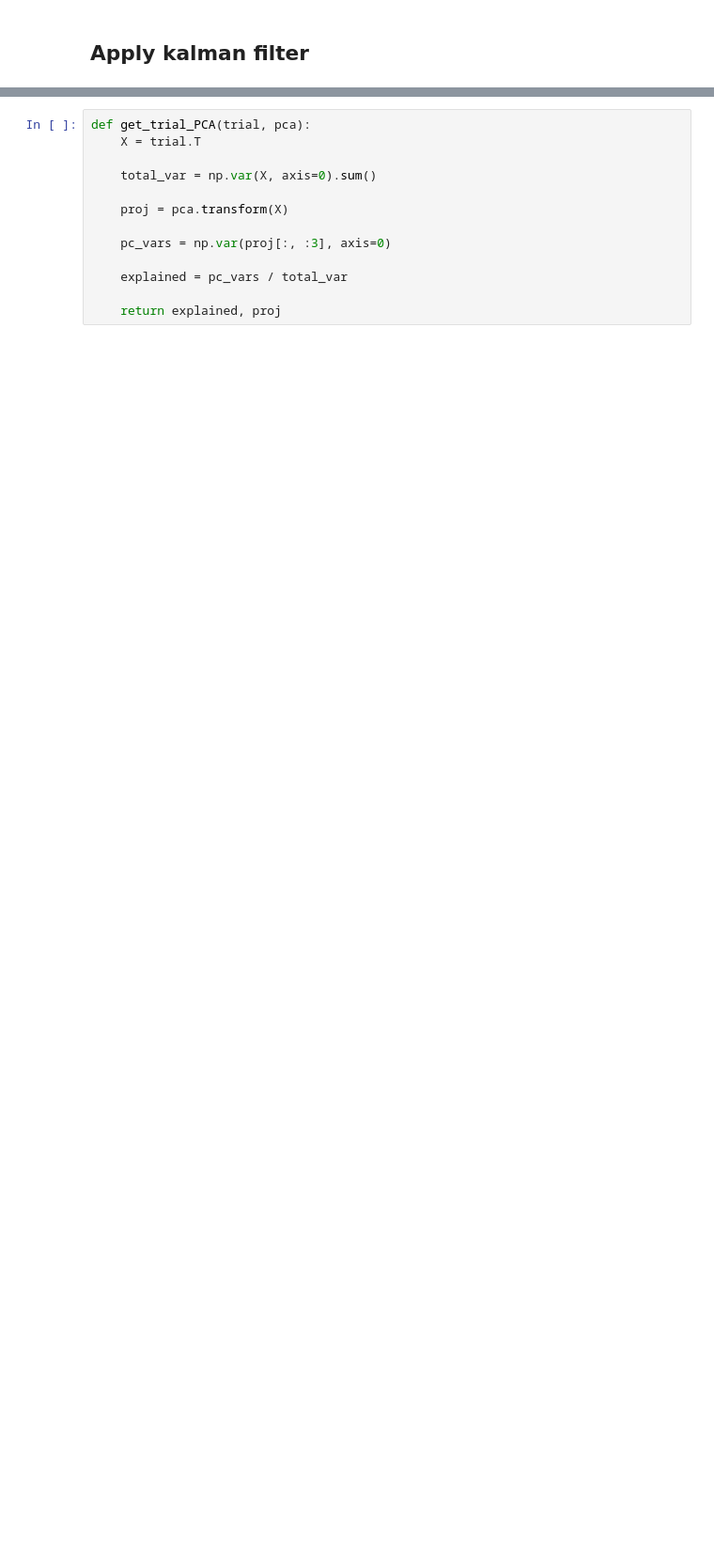
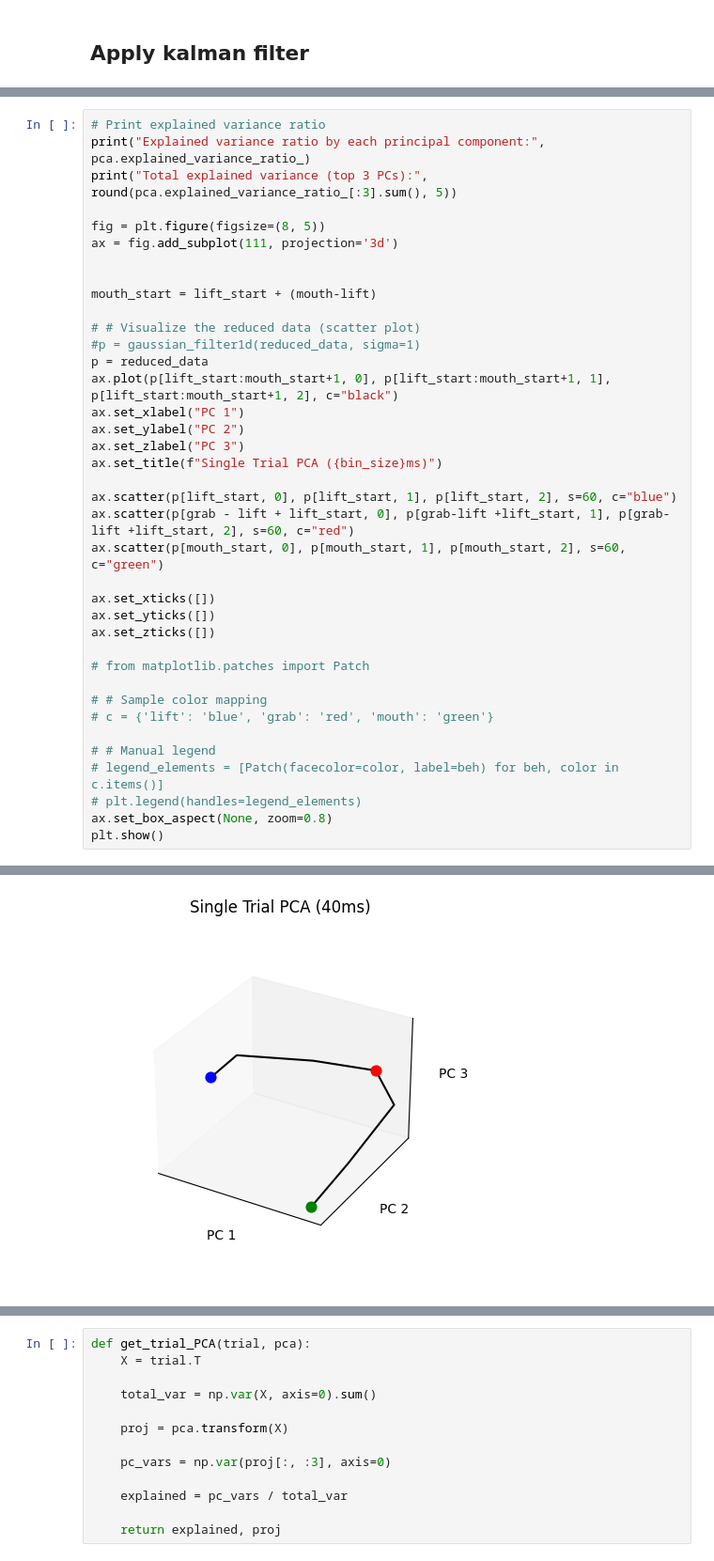
Before and after one commit to hantman-lab/realSpike, a Jupyter notebook: notebooks/pro-svd/PCA_control.ipynb, the cells around one changed output, grey strips where cells are left out. Shown: that part at 94% size. Cells and saved outputs as stored; diff of their text form; blank space fills up the shorter version.

```diff
--- a/notebooks/pro-svd/PCA_control.ipynb
+++ b/notebooks/pro-svd/PCA_control.ipynb
@@ -399,0 +366,39 @@ Explained variance ratio by each principal component: [0.81135707 0.08102206 0.0
+# %%
+# Print explained variance ratio
+print("Explained variance ratio by each principal component:", pca.explained_variance_ratio_)
+print("Total explained variance (top 3 PCs):", round(pca.explained_variance_ratio_[:3].sum(), 5))
+
+fig = plt.figure(figsize=(8, 5))
+ax = fig.add_subplot(111, projection='3d')
+
+
+mouth_start = lift_start + (mouth-lift)
+
+# # Visualize the reduced data (scatter plot)
+#p = gaussian_filter1d(reduced_data, sigma=1)
+p = reduced_data
+ax.plot(p[lift_start:mouth_start+1, 0], p[lift_start:mouth_start+1, 1], p[lift_start:mouth_start+1, 2], c="black")
+ax.set_xlabel("PC 1")
+ax.set_ylabel("PC 2")
+ax.set_zlabel("PC 3")
+ax.set_title(f"Single Trial PCA ({bin_size}ms)")
+
+ax.scatter(p[lift_start, 0], p[lift_start, 1], p[lift_start, 2], s=60, c="blue")
+ax.scatter(p[grab - lift + lift_start, 0], p[grab-lift +lift_start, 1], p[grab-lift +lift_start, 2], s=60, c="red")
+ax.scatter(p[mouth_start, 0], p[mouth_start, 1], p[mouth_start, 2], s=60, c="green")
+
+ax.set_xticks([])
+ax.set_yticks([])
+ax.set_zticks([])
+
+# from matplotlib.patches import Patch
+
+# # Sample color mapping
+# c = {'lift': 'blue', 'grab': 'red', 'mouth': 'green'}
+
+# # Manual legend
+# legend_elements = [Patch(facecolor=color, label=beh) for beh, color in c.items()]
+# plt.legend(handles=legend_elements)
+ax.set_box_aspect(None, zoom=0.8)
+plt.show()
+# %% [output]
@@ -399,0 +407 @@ Explained variance ratio by each principal component: [0.81135707 0.08102206 0.0
+[figure, added]
```
Also changed, not shown: parts of 47 cells of this notebook, 4 other files.
